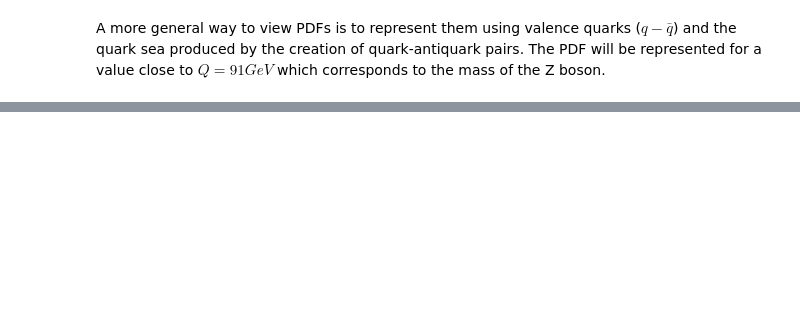
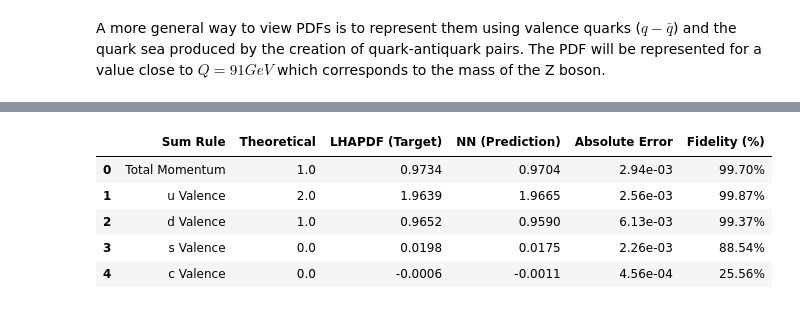
Before and after one commit to NachoGG03/TFG_ML_Proton_Internal_Dynamics, a Jupyter notebook: obj_1.ipynb, the cells around one changed output, grey strips where cells are left out. Saved outputs shown, nothing was run; the diff lists cells and outputs as text; code cells hidden in the pictures; blank space fills up the shorter version.

Commit message:
Training and Sume Rules added

```diff
--- a/obj_1.ipynb
+++ b/obj_1.ipynb
@@ -425,0 +463,86 @@ plt.show()
+# %%
+import pandas as pd
+
+# 1. Input Configuration
+target_q = 91
+target_q2 = target_q**2
+
+# Index mapping for flavors and anti-flavors
+idx = {
+    "u": 6, "u_bar": 2,
+    "d": 5, "d_bar": 3,
+    "s": 7, "s_bar": 1,
+    "c": 8, "c_bar": 0,
+    "g": 4
+}
+
+# 2. Robust Q2 Scale Selection
+available_q2 = np.unique(input_q2grid)
+closest_q2 = available_q2[np.abs(available_q2 - target_q2).argmin()]
+mask = (input_q2grid.flatten() == closest_q2)
+
+# 3. Data Extraction and Sorting by x
+x_vals = input_xgrid.flatten()[mask]
+sort_indices = np.argsort(x_vals)
+x_f = x_vals[sort_indices]
+y_true_f = output_data[mask][sort_indices]
+y_pred_f = predictions[mask][sort_indices]
+
+# 4. Physical Consistency Report Function
+def get_final_report(x, y_true, y_pred, f_map):
+    # Avoid division by zero at x=0
+    safe_x = np.where(x == 0, 1e-10, x)
+
+    # --- TOTAL MOMENTUM SUM RULE ---
+    # Integral of sum[x*f(x)] dx
+    mom_t = np.trapz(np.sum([y_true[:, i] for i in f_map.values()], axis=0), x)
+    mom_p = np.trapz(np.sum([y_pred[:, i] for i in f_map.values()], axis=0), x)
+
+    # --- VALENCE SUM RULES (Integrals of [q(x) - q_bar(x)] dx) ---
+    # Valence u: (x*u - x*u_bar) / x
+    uv_t = np.trapz((y_true[:, f_map["u"]] - y_true[:, f_map["u_bar"]]) / safe_x, x)
+    uv_p = np.trapz((y_pred[:, f_map["u"]] - y_pred[:, f_map["u_bar"]]) / safe_x, x)
+
+    # Valence d: (x*d - x*d_bar) / x
+    dv_t = np.trapz((y_true[:, f_map["d"]] - y_true[:, f_map["d_bar"]]) / safe_x, x)
+    dv_p = np.trapz((y_pred[:, f_map["d"]] - y_pred[:, f_map["d_bar"]]) / safe_x, x)
+
+    # Valence s: (x*s - x*s_bar) / x (Expected: 0)
+    sv_t = np.trapz((y_true[:, f_map["s"]] - y_true[:, f_map["s_bar"]]) / safe_x, x)
+    sv_p = np.trapz((y_pred[:, f_map["s"]] - y_pred[:, f_map["s_bar"]]) / safe_x, x)
+
+    # Valence c: (x*c - x*c_bar) / x (Expected: 0)
+    cv_t = np.trapz((y_true[:, f_map["c"]] - y_true[:, f_map["c_bar"]]) / safe_x, x)
+    cv_p = np.trapz((y_pred[:, f_map["c"]] - y_pred[:, f_map["c_bar"]]) / safe_x, x)
+
+    # --- DATAFRAME CONSTRUCTION ---
+    df = pd.DataFrame({
+        "Sum Rule": ["Total Momentum", "u Valence", "d Valence", "s Valence", "c Valence"],
+        "Theoretical": [1.0, 2.0, 1.0, 0.0, 0.0],
+        "LHAPDF (Target)": [mom_t, uv_t, dv_t, sv_t, cv_t],
+        "NN (Prediction)": [mom_p, uv_p, dv_p, sv_p, cv_p]
+    })
+
+    # Error Metrics
+    df["Absolute Error"] = np.abs(df["LHAPDF (Target)"] - df["NN (Prediction)"])
+    # Fidelity calculation with safety clip for null valences
+    df["Fidelity (%)"] = (1 - (df["Absolute Error"] / np.clip(np.abs(df["LHAPDF (Target)"]), 1e-4, None))) * 100
+
+    return df
+
+# 5. Execution and Display
+if len(x_f) > 0:
+    report_df = get_final_report(x_f, y_true_f, y_pred_f, idx)
+    print(f"Physical Consistency Report (Q = {np.sqrt(closest_q2):.2f} GeV)")
+
+    # Table Styling
+    display(report_df.style.format({
+        "Theoretical": "{:.1f}",
+        "LHAPDF (Target)": "{:.4f}",
+        "NN (Prediction)": "{:.4f}",
+        "Absolute Error": "{:.2e}",
+        "Fidelity (%)": "{:.2f}%"
+    }).background_gradient(subset=["Fidelity (%)"], cmap='RdYlGn', vmin=0, vmax=100))
+else:
+    print("Error: Empty mask. Please check the Q2 values in your dataset.")
+# %% [output]
@@ -425,0 +550,6 @@ plt.show()
+|  | Sum Rule | Theoretical | LHAPDF (Target) | NN (Prediction) | Absolute Error | Fidelity (%) |
+| 0 | Total Momentum | 1.0 | 0.9734 | 0.9704 | 2.94e-03 | 99.70% |
+| 1 | u Valence | 2.0 | 1.9639 | 1.9665 | 2.56e-03 | 99.87% |
+| 2 | d Valence | 1.0 | 0.9652 | 0.9590 | 6.13e-03 | 99.37% |
+| 3 | s Valence | 0.0 | 0.0198 | 0.0175 | 2.26e-03 | 88.54% |
+| 4 | c Valence | 0.0 | -0.0006 | -0.0011 | 4.56e-04 | 25.56% |
```
Also changed, not shown: parts of 10 cells of this notebook, 5 other files.
